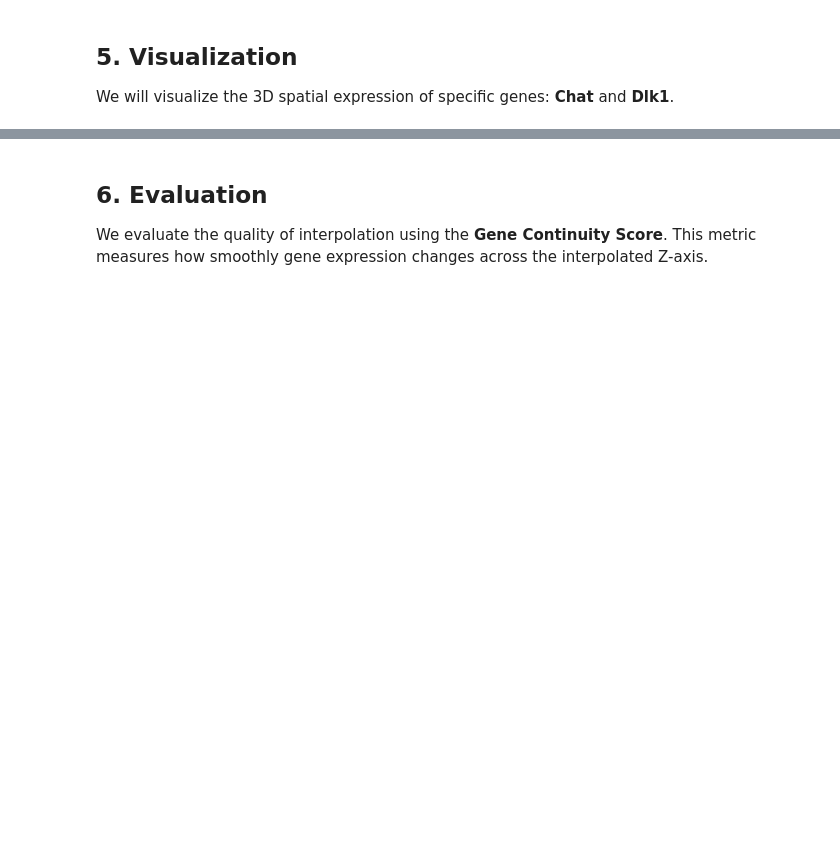
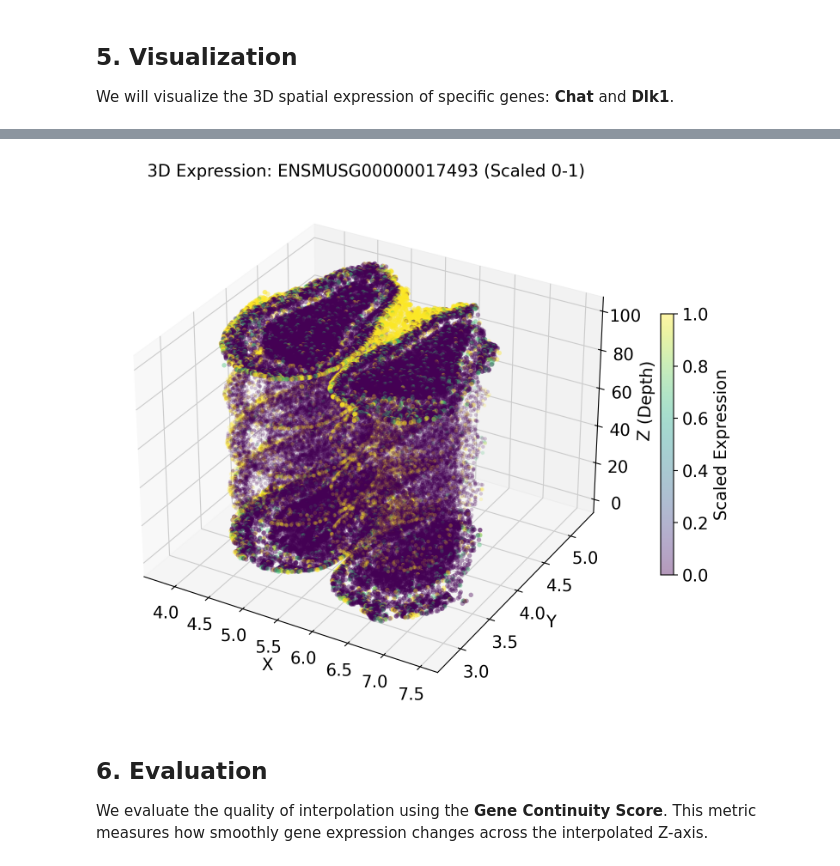
Before and after one commit to CHENyiru3/FEAST, a Jupyter notebook: example_interpolation.ipynb, the cells around one changed output, grey strips where cells are left out. Drawn from its saved outputs; the diff is of its cells as text; code cells hidden in the pictures; blank space fills up the shorter version.

Commit message:
Update example_interpolation.ipynb with scaled visualization and other fixes

```diff
--- a/example_interpolation.ipynb
+++ b/example_interpolation.ipynb
@@ -165,6 +158,9 @@ print("Spatial coordinates updated to aligned positions.")
 We ensure that both slices have the exact same set of genes and are properly normalized for the interpolation step.
 # %%
 # Find common genes
+slice_ref1.X = slice1.layers["counts"]
+slice_ref2.X = slice2.layers["counts"]
+
 common_genes = list(set(slice_ref1.var_names) & set(slice_ref2.var_names))
 print(f"Common genes: {len(common_genes)}")
 
@@ -172,12 +168,9 @@ print(f"Common genes: {len(common_genes)}")
 slice_ref1 = slice_ref1[:, common_genes].copy()
 slice_ref2 = slice_ref2[:, common_genes].copy()
 
-# Verify counts layer exists
-if 'counts' not in slice_ref1.layers:
-    print("Warning: 'counts' layer missing in Slice 1")
-if 'counts' not in slice_ref2.layers:
-    print("Warning: 'counts' layer missing in Slice 2")
 
 print("Data preparation complete.")
 print(f"Final Slice 1 shape: {slice_ref1.shape}")
+print(slice_ref1.X.max())
 print(f"Final Slice 2 shape: {slice_ref2.shape}")
+print(slice_ref2.X.max())
@@ -187,7 +187,7 @@ print(f"Final Slice 2 shape: {slice_ref2.shape}")
 We will generate intermediate slices between the two reference slices.
 # %%
 # Configuration
-n_slices = 5  # Number of intermediate slices
+n_slices = 3  # Number of intermediate slices
 t_values = np.linspace(0, 1, n_slices + 2)[1:-1]
 
 # Store all slices
@@ -210,7 +210,7 @@ for i, t in enumerate(t_values):
         use_normalized=True,
         ot_method='sinkhorn',
         ot_regularization=0.05,  # Tuned parameter
-        feature_weights={'mean': 3.0, 'variance': 1.0, 'zero_prop': 1.0}, # Tuned weights
+        feature_weights={'mean': 1.0, 'variance': 1.0, 'zero_prop': 1.0}, # Tuned weights
         sigma=1.0,
         verbose=False
     )
@@ -243,6 +261,18 @@ def plot_gene_3d(all_slices, slice_metadata, gene_name):
     if gene_name not in all_slices[0].var_names:
         print(f"Gene {gene_name} not found in dataset.")
         return
+
+    # Collect all expression values to find global min/max for scaling
+    all_expr = []
+    for slice_data in all_slices:
+        sc.pp.log1p(slice_data)  # Ensure log1p is applied
+        gene_idx = list(slice_data.var_names).index(gene_name)
+
+        X = slice_data.X.toarray() if hasattr(slice_data.X, 'toarray') else slice_data.X
+        all_expr.append(X[:, gene_idx])
+
+    # global_min = np.min(np.concatenate(all_expr))
+    # global_max = np.max(np.concatenate(all_expr))
 
     fig = plt.figure(figsize=(10, 8))
     ax = fig.add_subplot(111, projection='3d')
@@ -253,25 +283,27 @@ def plot_gene_3d(all_slices, slice_metadata, gene_name):
         X = slice_data.X.toarray() if hasattr(slice_data.X, 'toarray') else slice_data.X
         expr = X[:, gene_idx]
 
-        # Get coordinates
-        if 'spatial' in slice_data.obsm:
-            coords = slice_data.obsm['spatial']
-            z = np.full(len(coords), metadata['z'])
+        # # Scale to 0-1
+        # if global_max > global_min:
+        #     expr = (expr - global_min) / (global_max - global_min)
 
-            # Style based on type
-            alpha = 0.4 if metadata['type'] == 'reference' else 0.2
-            size = 15 if metadata['type'] == 'reference' else 10
 
-            p = ax.scatter(coords[:, 0], coords[:, 1], z, c=expr, cmap='viridis',
-                          s=size, alpha=alpha, linewidth=0)
+        coords = slice_data.obsm['spatial']
+        z = np.full(len(coords), metadata['z'])
 
-    ax.set_title(f"3D Expression: {gene_name}")
+        # Style based on type
+        alpha = 0.4 if metadata['type'] == 'reference' else 0.2
+        size = 15 if metadata['type'] == 'reference' else 10
+
+        p = ax.scatter(coords[:, 0], coords[:, 1], z, c=expr, cmap='viridis',
+                        s=size, alpha=alpha, linewidth=0, vmin=0, vmax=1)
+
+    ax.set_title(f"3D Expression: {gene_name} (Scaled 0-1)")
     ax.set_xlabel("X")
     ax.set_ylabel("Y")
     ax.set_zlabel("Z (Depth)")
-    plt.colorbar(p, label='Expression', shrink=0.5)
+    plt.colorbar(p, label='Scaled Expression', shrink=0.5)
     plt.show()
 
-# Plot specific genes
-plot_gene_3d(all_slices, slice_metadata, "Chat")
-plot_gene_3d(all_slices, slice_metadata, "Dlk1")
+plot_gene_3d(all_slices, slice_metadata, "ENSMUSG00000017493")
+# %% [output]
@@ -278,3 +313,4 @@ plot_gene_3d(all_slices, slice_metadata, "Dlk1")
+[figure, added]
 # %% [markdown]
 ## 6. Evaluation
 
```
Also changed, not shown: parts of 11 cells of this notebook, 2 other files.
